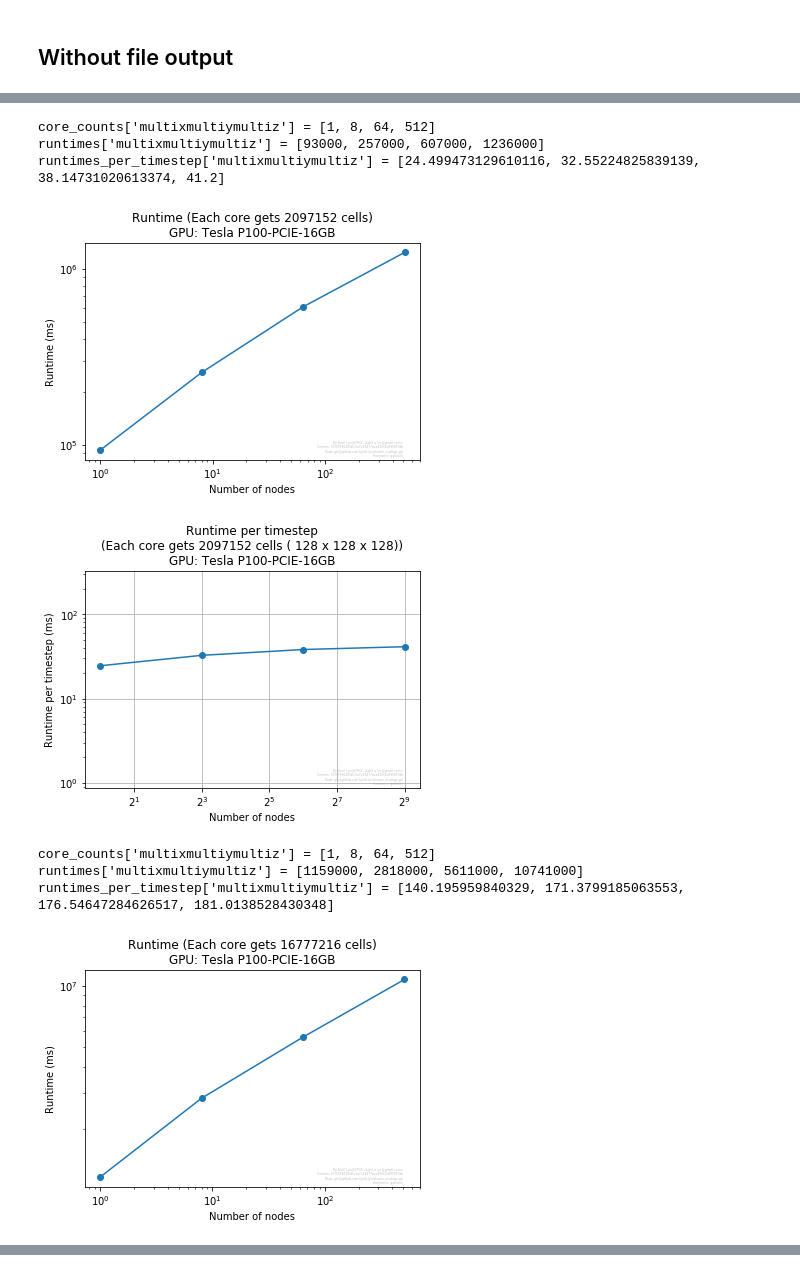
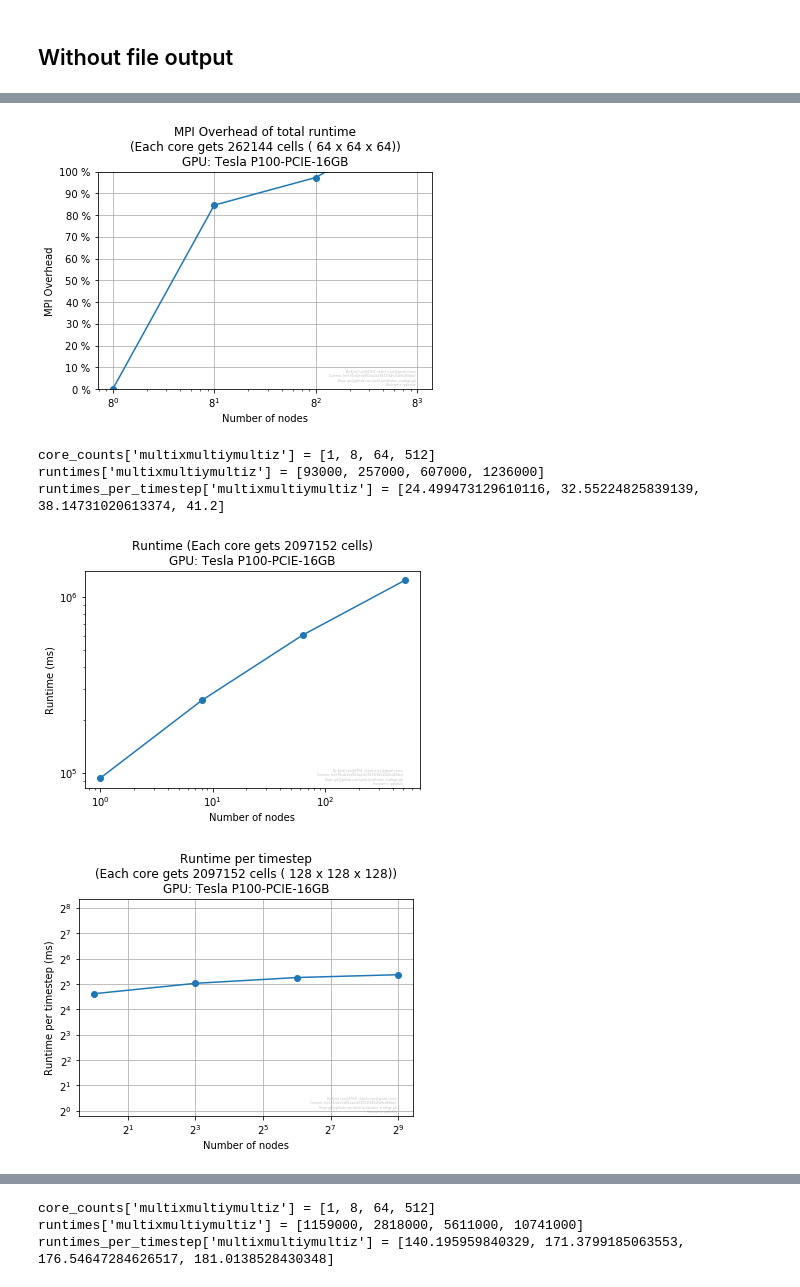
Before and after one commit to kjetil-lye/alsvinn_scalings, a Jupyter notebook: notebooks/WeakScalingReport3DCUDA.ipynb, the cells around one changed output, grey strips where cells are left out. Saved outputs shown, nothing was run; the diff lists cells and outputs as text; code cells hidden in the pictures.

```diff
--- a/notebooks/WeakScalingReport3DCUDA.ipynb
+++ b/notebooks/WeakScalingReport3DCUDA.ipynb
@@ -70,8 +70,8 @@ for base_N in base_Ns:
 
 
             plt.figure(1)
-            plt.title("Runtime per timestep\n(Each core gets %d cells ( %d x %d x %d))\nGPU: %s" % \
-                      (resolutions[0]**3, resolutions[0], resolutions[0], resolutions[0], gpu))
+            plt.title("Runtime per timestep\n(Each core gets %d cells ( %d x %d x %d))\nGPU: %s\nAlsvinn commit: %s" % \
+                      (resolutions[0]**3, resolutions[0], resolutions[0], resolutions[0], gpu, git_revision))
             plt.loglog(core_counts, runtimes_per_timestep, '-o',label=setup, basex=2)
             if min_runtime_timestep is None:
                 min_runtime_timestep = min(runtimes_per_timestep)
@@ -80,6 +80,23 @@ for base_N in base_Ns:
                 min_runtime_timestep = min(min_runtime_timestep, min(runtimes_per_timestep))
                 max_runtime_timestep = max(max_runtime_timestep, max(runtimes_per_timestep))
             plt.ylim([min_runtime_timestep/8, max_runtime_timestep*8])
+            plt.xlabel('Number of nodes')
+            plt.ylabel('Runtime per timestep (ms)')
+            plt.grid(True)
+            ax = plt.gca()
+
+
+            plt.figure(2)
+            plt.title("Runtime per timestep\n(Each core gets %d cells ( %d x %d x %d))\nGPU: %s\nAlsvinn commit: %s" % \
+                      (resolutions[0]**3, resolutions[0], resolutions[0], resolutions[0], gpu, git_revision))
+            plt.loglog(core_counts, runtimes_per_timestep, '-o',label=setup, basex=2)
+            if min_runtime_timestep is None:
+                min_runtime_timestep = min(runtimes_per_timestep)
+                max_runtime_timestep = max(runtimes_per_timestep)
+            else:
+                min_runtime_timestep = min(min_runtime_timestep, min(runtimes_per_timestep))
+                max_runtime_timestep = max(max_runtime_timestep, max(runtimes_per_timestep))
+            plt.ylim([64, 1024])
             plt.xlabel('Number of nodes')
             plt.ylabel('Runtime per timestep (ms)')
             plt.grid(True)
@@ -99,6 +116,8 @@ for base_N in base_Ns:
         savePlot("weak_scaling_cuda_3d_runtime")
         plt.figure(1)
         savePlot("weak_scaling_cuda_3d_runtime_per_timestep")
+        plt.figure(2)
+        savePlot("weak_scaling_cuda_3d_runtime_per_timestep_zoomed")
         plt.show()
     except Exception as e:
         errors+= str(e)+'\n'
@@ -151,6 +173,7 @@ for base_N in base_Ns:
         runtimes = []
         runtimes_per_timestep = []
         core_counts = []
+        overhead = []
 
         for resolution in resolutions:
             try:
@@ -168,6 +191,8 @@ for base_N in base_Ns:
 
                 timesteps = alsvinn_tools.get_timesteps(report)
                 runtimes_per_timestep.append(float(runtime)/timesteps)
+
+                overhead.append((runtimes_per_timestep[-1]-runtimes_per_timestep[0])/runtimes_per_timestep[0]*100)
             except Exception as e:
                 errors +="Failed at resolution {N} with {setup}\n\n Skipping\n.".format(N=resolution, setup=setup)
                 errors +=str(e) + '\n'
@@ -188,7 +213,7 @@ for base_N in base_Ns:
             plt.figure(1)
             plt.title("Runtime per timestep\n(Each core gets %d cells ( %d x %d x %d))\nGPU: %s" % \
                       (resolutions[0]**3, resolutions[0], resolutions[0], resolutions[0], gpu))
-            plt.loglog(core_counts, runtimes_per_timestep, '-o',label=setup, basex=2)
+            plt.loglog(core_counts, runtimes_per_timestep, '-o',label=setup, basex=2, basey=2)
             if min_runtime_timestep is None:
                 min_runtime_timestep = min(runtimes_per_timestep)
                 max_runtime_timestep = max(runtimes_per_timestep)
@@ -200,6 +225,18 @@ for base_N in base_Ns:
             plt.ylabel('Runtime per timestep (ms)')
             plt.grid(True)
             ax = plt.gca()
+
+
+            plt.figure(2)
+            plt.ylim(0,100)
+            plt.ylabel("MPI Overhead")
+            plt.xlabel("Number of nodes")
+            plt.title("MPI Overhead of total runtime\n(Each core gets %d cells ( %d x %d x %d))\nGPU: %s" % \
+                      (resolutions[0]**3, resolutions[0], resolutions[0], resolutions[0], gpu))
+            vals = [k for k in range(0,101,10)]
+            plt.yticks(vals, ["{} %".format(k) for k in vals])
+            plt.grid(True)
+            plt.semilogx(core_counts, overhead, '-o', basex=2**3)
             #ax.legend(loc='center left', bbox_to_anchor=(1, 0.5))
             print("core_counts['%s'] = %s" % (setup, core_counts))
             print("runtimes['%s'] = %s" % (setup, runtimes))
@@ -215,7 +252,11 @@ for base_N in base_Ns:
         savePlot("weak_scaling_cuda_nowrite_3d_runtime")
         plt.figure(1)
         savePlot("weak_scaling_cuda_nowrite_3d_runtime_per_timestep")
+        plt.figure(2)
+        savePlot("weak_scaling_cuda_nowrite_3d_overhead")
         plt.show()
+
+
     except Exception as e:
         errors+= str(e)+'\n'
         raise e
@@ -239,9 +280,6 @@ runtimes_per_timestep['multixmultiymultiz'] = [6.956521739130435, 12.83880171184
+[figure, new version]
 core_counts['multixmultiymultiz'] = [1, 8, 64, 512]
 runtimes['multixmultiymultiz'] = [93000, 257000, 607000, 1236000]
 runtimes_per_timestep['multixmultiymultiz'] = [24.499473129610116, 32.55224825839139, 38.14731020613374, 41.2]
-[figure, old version]
-[figure, old version]
+[figure, new version]
-core_counts['multixmultiymultiz'] = [1, 8, 64, 512]
-runtimes['multixmultiymultiz'] = [1159000, 2818000, 5611000, 10741000]
-runtimes_per_timestep['multixmultiymultiz'] = [140.195959840329, 171.3799185063553, 176.54647284626517, 181.0138528430348]
-[figure, old version]
+[figure, new version]
@@ -248,0 +287,3 @@ runtimes_per_timestep['multixmultiymultiz'] = [140.195959840329, 171.37991850635
+core_counts['multixmultiymultiz'] = [1, 8, 64, 512]
+runtimes['multixmultiymultiz'] = [1159000, 2818000, 5611000, 10741000]
+runtimes_per_timestep['multixmultiymultiz'] = [140.195959840329, 171.3799185063553, 176.54647284626517, 181.0138528430348]
```
Also changed, not shown: parts of 3 cells of this notebook, 13 other files.
